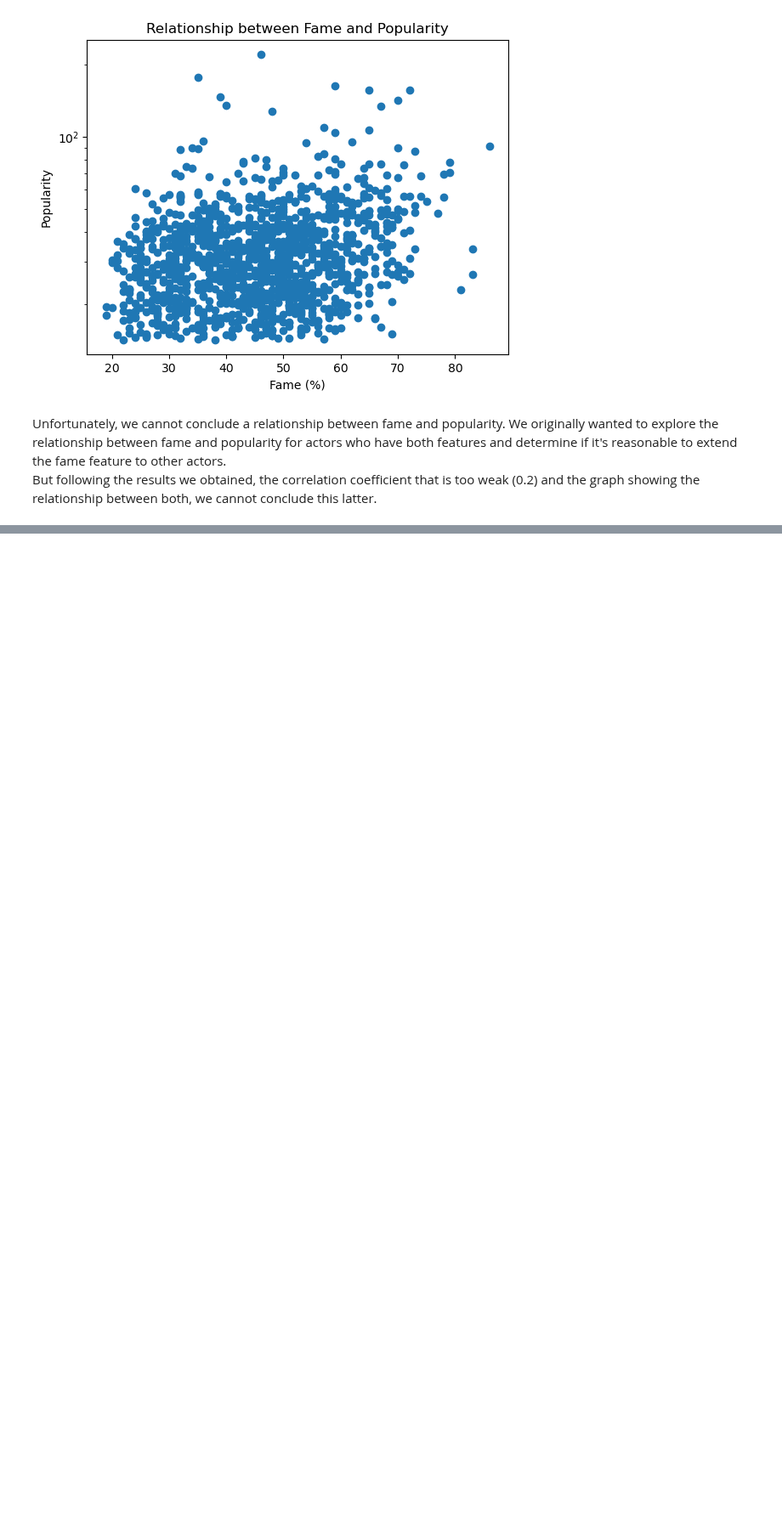
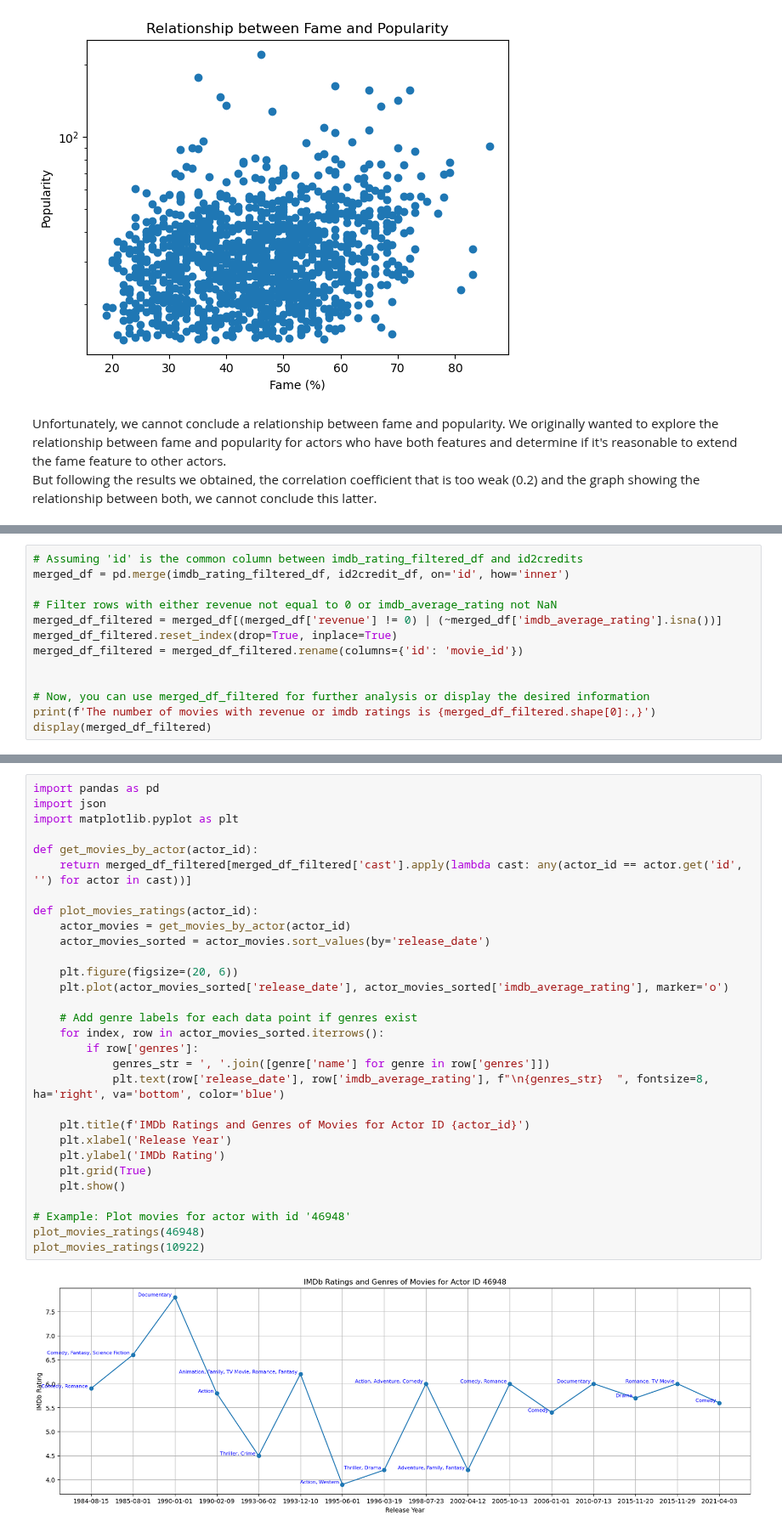
Before and after one commit to epfl-ada/ada-2023-project-cinemada, a Jupyter notebook: Preprocessing/fame.ipynb, the cells around one changed output, grey strips where cells are left out. Shown at 85% size. Drawn from its saved outputs; the diff is of its cells as text; blank space fills up the shorter version.

Commit message:
Plot movie history

```diff
--- a/Preprocessing/fame.ipynb
+++ b/Preprocessing/fame.ipynb
@@ -157,0 +205,13 @@ But following the results we obtained, the correlation coefficient that is too w
+# %%
+# Assuming 'id' is the common column between imdb_rating_filtered_df and id2credits
+merged_df = pd.merge(imdb_rating_filtered_df, id2credit_df, on='id', how='inner')
+
+# Filter rows with either revenue not equal to 0 or imdb_average_rating not NaN
+merged_df_filtered = merged_df[(merged_df['revenue'] != 0) | (~merged_df['imdb_average_rating'].isna())]
+merged_df_filtered.reset_index(drop=True, inplace=True)
+merged_df_filtered = merged_df_filtered.rename(columns={'id': 'movie_id'})
+
+
+# Now, you can use merged_df_filtered for further analysis or display the desired information
+print(f'The number of movies with revenue or imdb ratings is {merged_df_filtered.shape[0]:,}')
+display(merged_df_filtered)
@@ -157,0 +248,32 @@ But following the results we obtained, the correlation coefficient that is too w
+# %%
+import pandas as pd
+import json
+import matplotlib.pyplot as plt
+
+def get_movies_by_actor(actor_id):
+    return merged_df_filtered[merged_df_filtered['cast'].apply(lambda cast: any(actor_id == actor.get('id', '') for actor in cast))]
+
+def plot_movies_ratings(actor_id):
+    actor_movies = get_movies_by_actor(actor_id)
+    actor_movies_sorted = actor_movies.sort_values(by='release_date')
+
+    plt.figure(figsize=(20, 6))
+    plt.plot(actor_movies_sorted['release_date'], actor_movies_sorted['imdb_average_rating'], marker='o')
+
+    # Add genre labels for each data point if genres exist
+    for index, row in actor_movies_sorted.iterrows():
+        if row['genres']:
+            genres_str = ', '.join([genre['name'] for genre in row['genres']])
+            plt.text(row['release_date'], row['imdb_average_rating'], f"\n{genres_str}  ", fontsize=8, ha='right', va='bottom', color='blue')
+
+    plt.title(f'IMDb Ratings and Genres of Movies for Actor ID {actor_id}')
+    plt.xlabel('Release Year')
+    plt.ylabel('IMDb Rating')
+    plt.grid(True)
+    plt.show()
+
+# Example: Plot movies for actor with id '46948'
+plot_movies_ratings(46948)
+plot_movies_ratings(10922)
+# %% [output]
+[figure, added]
```
Also changed, not shown: parts of 9 cells of this notebook.
